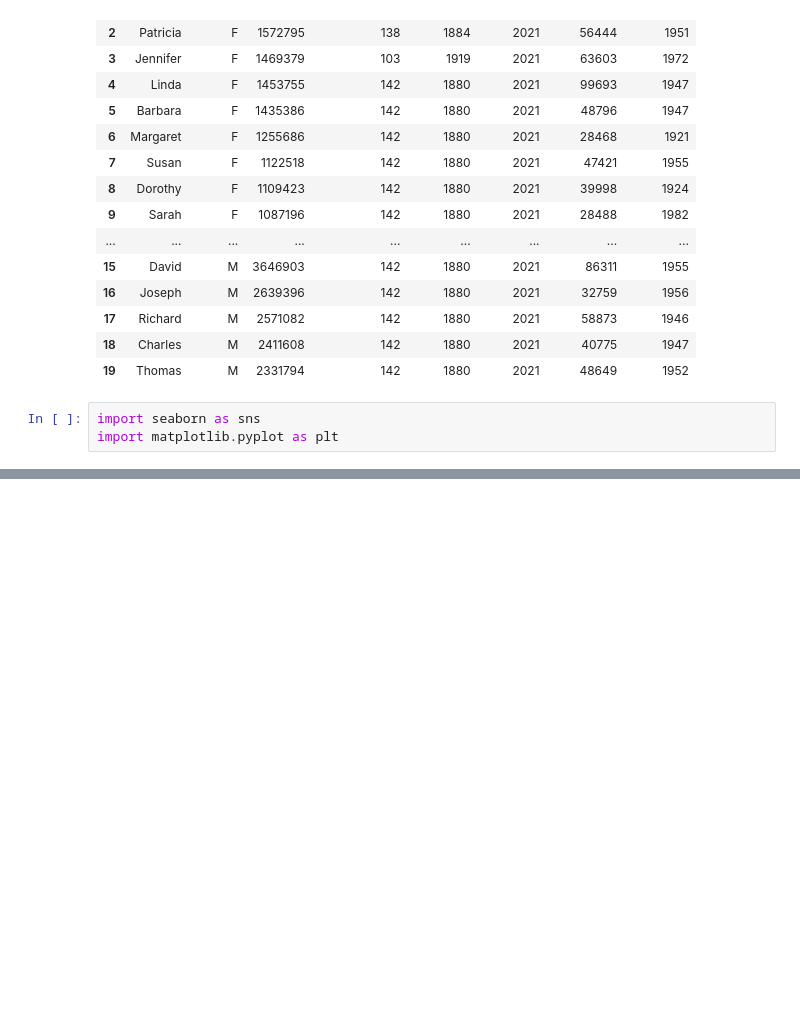
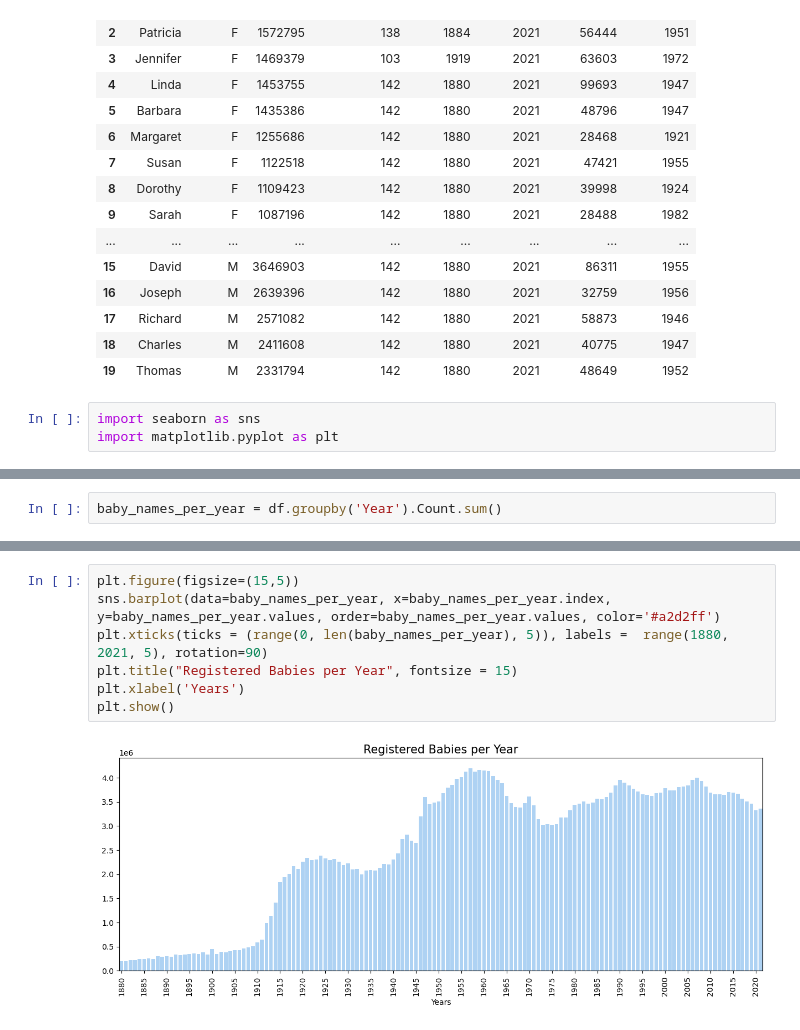
Before and after one commit to RochaErik/X-US-Baby-Names, a Jupyter notebook: EDA.ipynb, the cells around one changed output, grey strips where cells are left out. Drawn from its saved outputs; the diff is of its cells as text; blank space fills up the shorter version.

```diff
--- a/EDA.ipynb
+++ b/EDA.ipynb
@@ -370,0 +374,2 @@ plt.show()
+# %%
+baby_names_per_year = df.groupby('Year').Count.sum()
@@ -370,0 +392,9 @@ plt.show()
+# %%
+plt.figure(figsize=(15,5))
+sns.barplot(data=baby_names_per_year, x=baby_names_per_year.index, y=baby_names_per_year.values, order=baby_names_per_year.values, color='#a2d2ff')
+plt.xticks(ticks = (range(0, len(baby_names_per_year), 5)), labels =  range(1880, 2021, 5), rotation=90)
+plt.title("Registered Babies per Year", fontsize = 15)
+plt.xlabel('Years')
+plt.show()
+# %% [output]
+[figure, added]
```
Also changed, not shown: parts of 5 cells of this notebook.
